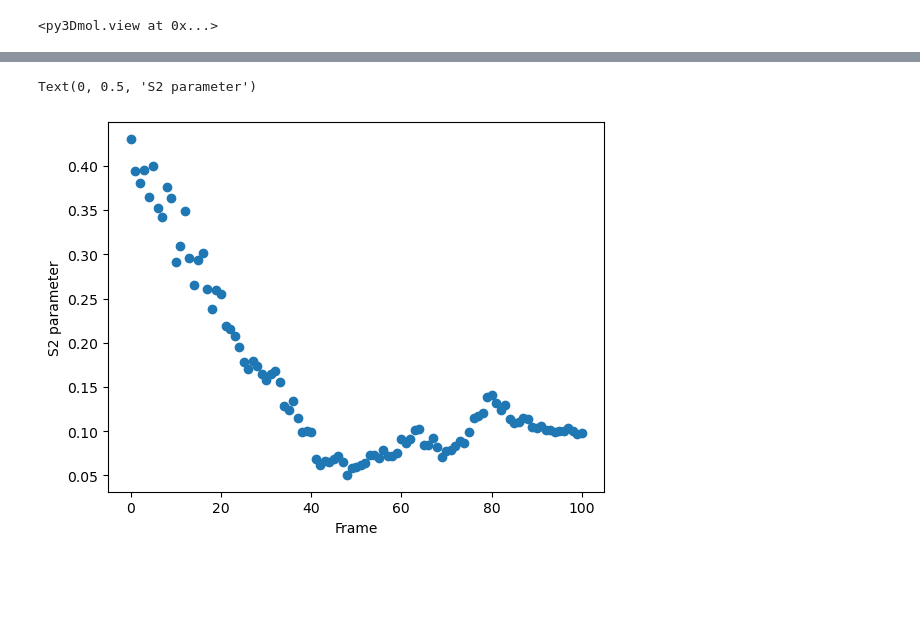
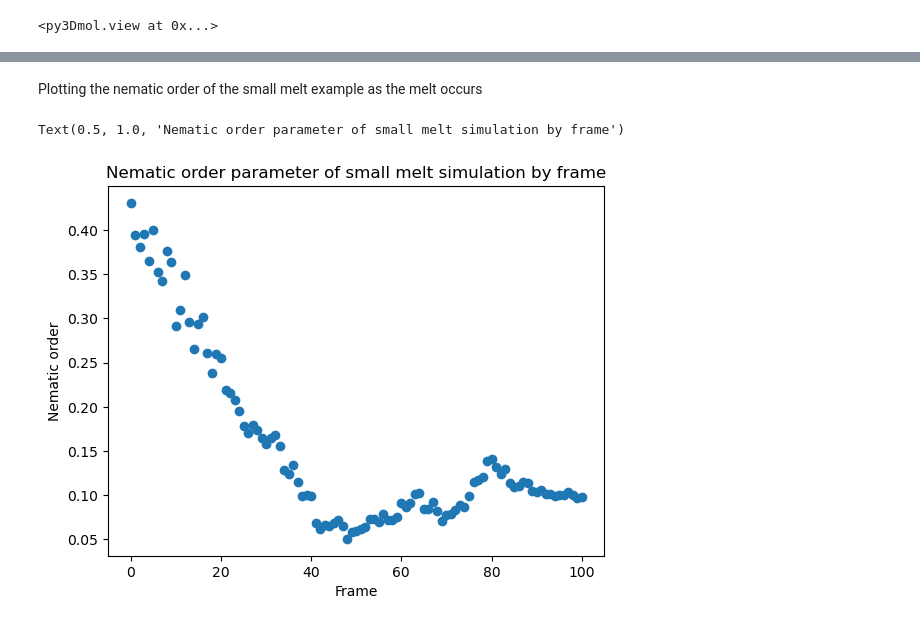
Before and after one commit to cmelab/SIC, a Jupyter notebook: preliminary-work/nematic_order_test.ipynb, the cells around one changed output, grey strips where cells are left out. Saved outputs shown, nothing was run; the diff lists cells and outputs as text; code cells hidden in the pictures; blank space fills up the shorter version.

```diff
--- a/preliminary-work/nematic_order_test.ipynb
+++ b/preliminary-work/nematic_order_test.ipynb
@@ -86,8 +88,11 @@ Step 9900 of 10000; TPS: 12752.24; ETA: 0.0 minutes
+# %% [markdown]
+Plotting the nematic order of the small melt example as the melt occurs
 # %%
 lattice_orders,director = nematic_order('small-pps-melt.gsd')
 plt.scatter(range(len(lattice_orders)),lattice_orders)
 plt.xlabel('Frame')
-plt.ylabel('S2 parameter')
+plt.ylabel('Nematic order')
+plt.title('Nematic order parameter of small melt simulation by frame')
 # %% [output]
-Text(0, 0.5, 'S2 parameter')
+Text(0.5, 1.0, 'Nematic order parameter of small melt simulation by frame')
-[figure, old version]
+[figure, new version]
```
Also changed, not shown: parts of 8 cells of this notebook, 1 other file.
